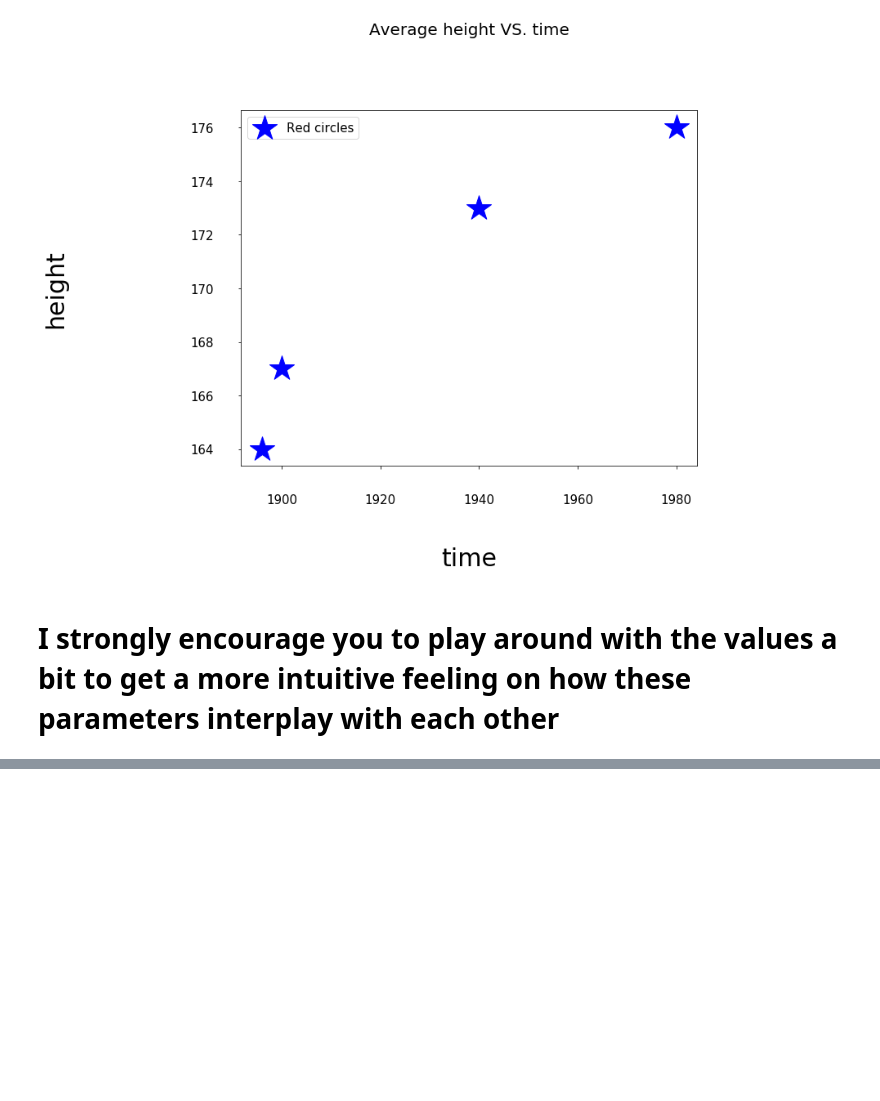
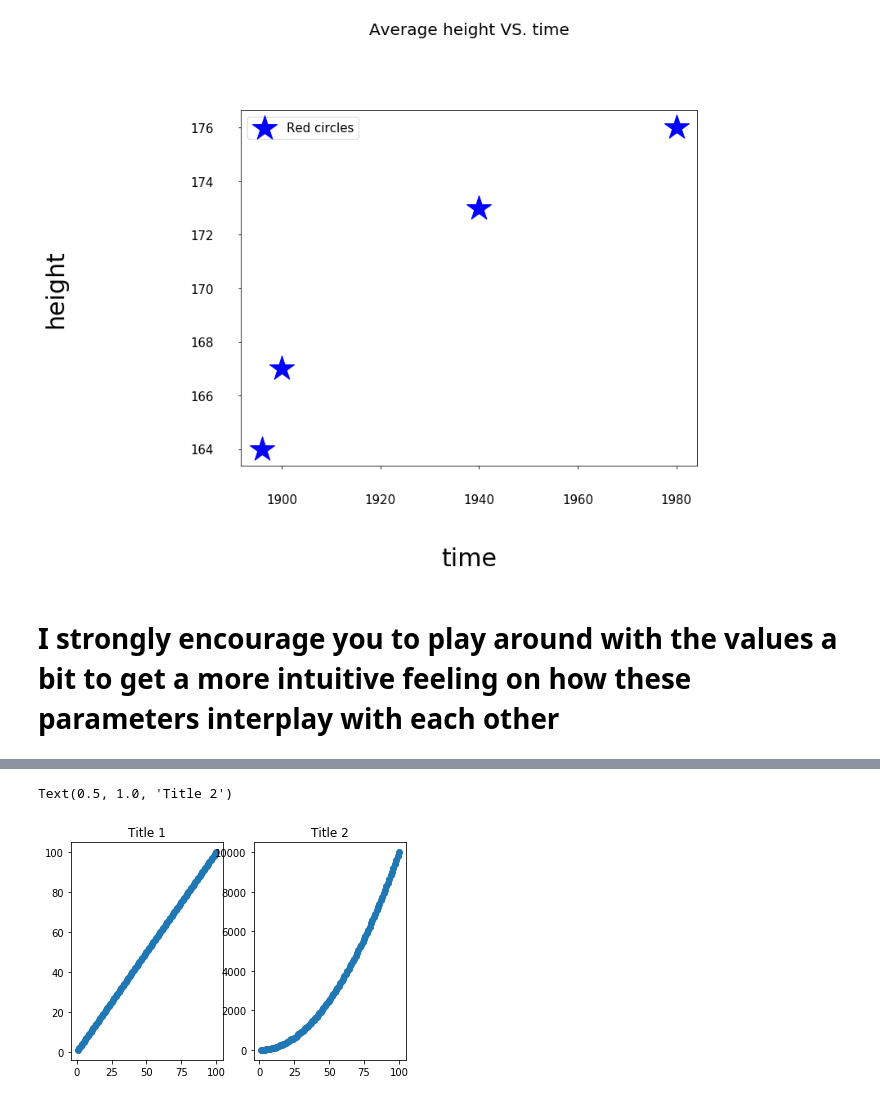
Before and after one commit to RuslanBrilenkov/Python_Tutorials, a Jupyter notebook: Learning_Plots_with_matplotlib.ipynb, the cells around one changed output, grey strips where cells are left out. Saved outputs shown, nothing was run; the diff lists cells and outputs as text; code cells hidden in the pictures; blank space fills up the shorter version.

```diff
--- a/Learning_Plots_with_matplotlib.ipynb
+++ b/Learning_Plots_with_matplotlib.ipynb
@@ -259,0 +330,13 @@ plt.legend(loc="best", fontsize=15)
+# %%
+# Create a figure
+fig = plt.figure()
+
+# Creates two subplots and unpacks the output array immediately
+ax1, ax2 = fig.subplots(1, 2)
+ax1.scatter(x, y1)
+ax1.set_title('Title 1')
+ax2.scatter(x, y2)
+ax2.set_title('Title 2')
+# %% [output]
+Text(0.5, 1.0, 'Title 2')
+[figure, added]
```
Also changed, not shown: parts of 21 cells of this notebook.
